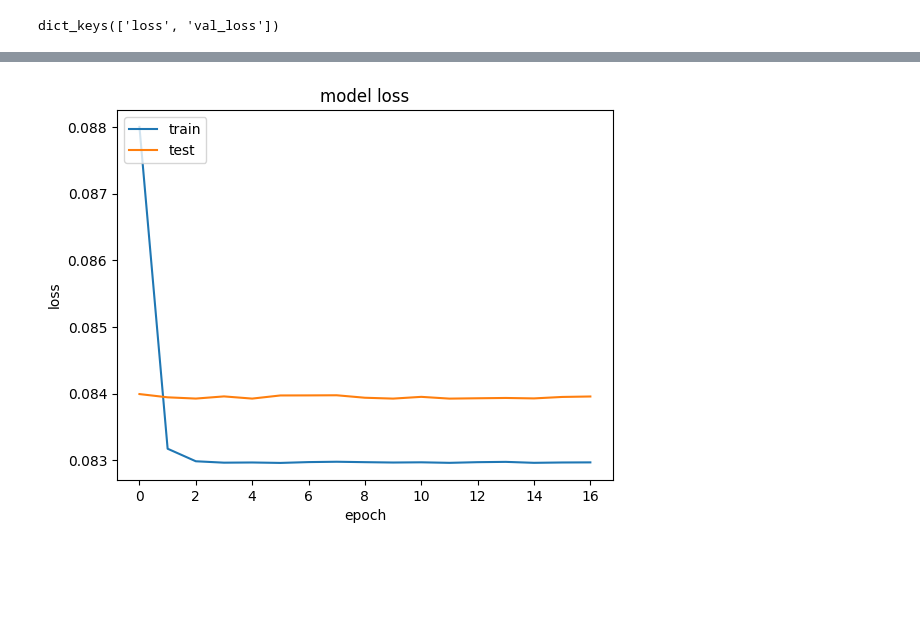
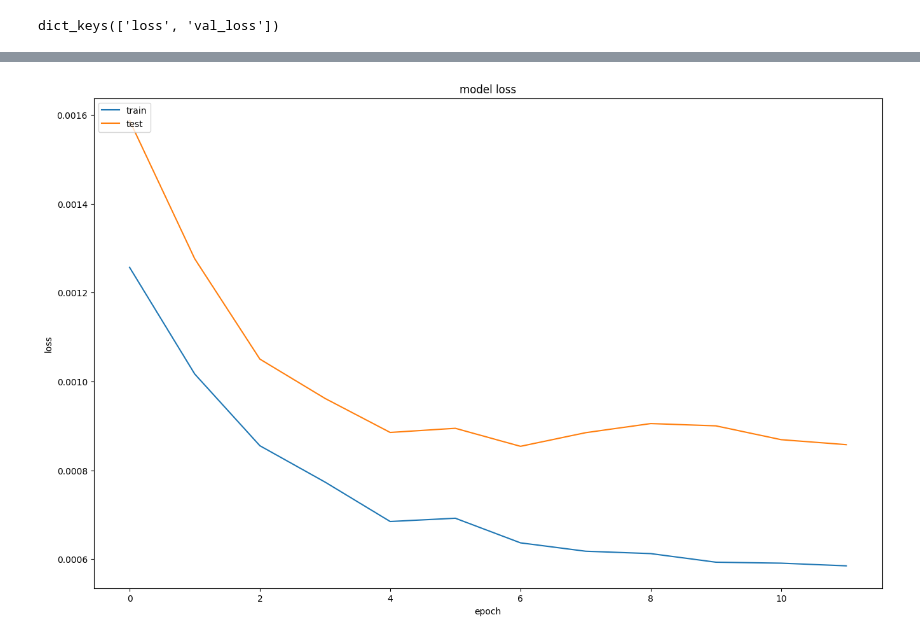
Before and after one commit to Shahriar-Saikat21/VM_Thermal_Prediction, a Jupyter notebook: model.ipynb, the cells around one changed output, grey strips where cells are left out. Drawn from its saved outputs; the diff is of its cells as text; code cells hidden in the pictures; blank space fills up the shorter version.

Commit message:
Model Train v2

```diff
--- a/model.ipynb
+++ b/model.ipynb
@@ -147,7 +119,7 @@ n_past = 100
 
 for i in range(n_past, len(train_data)-n_future+1):
     train_X.append(train_data[i-n_past:i, 0:train_data.shape[1]])
-    train_Y.append(train_data[i+n_future-1:i+n_future,0])
+    train_Y.append(train_data[i+n_future-1:i+n_future,13])
 
 train_X, train_Y = np.array(train_X), np.array(train_Y)
 
@@ -164,7 +136,7 @@ n_past = 20
 
 for i in range(n_past, len(test_data)-n_future+1):
     test_X.append(test_data[i-n_past:i, 0:test_data.shape[1]])
-    test_Y.append(test_data[i+n_future-1:i+n_future,0])
+    test_Y.append(test_data[i+n_future-1:i+n_future,13])
 
 test_X, test_Y = np.array(test_X), np.array(test_Y)
 
@@ -182,12 +154,15 @@ from tensorflow.keras.optimizers import Adam
 # %%
 model = Sequential()
 
-model.add(LSTM(units = 64,activation='relu', return_sequences=True, input_shape = (train_X.shape[1],train_X.shape[2])))
+model.add(LSTM(units = 128,activation='relu', return_sequences=True, input_shape = (train_X.shape[1],train_X.shape[2])))
 model.add(Dropout(0.2))
 
-model.add(LSTM(units = 32,activation='relu'))
+model.add(LSTM(units = 64,activation='relu',return_sequences=True))
 model.add(Dropout(0.3))
 
+model.add(LSTM(units = 32,activation='relu'))
+model.add(Dropout(0.4))
+
 model.add(Dense(units = 1))
 # %%
 model.compile(optimizer = Adam(learning_rate = 0.001), loss = 'mean_squared_error')
@@ -218,6 +197,6 @@ early_stopping = EarlyStopping(
     restore_best_weights=True,
 )
 # %%
-history = model.fit(train_X,train_Y, validation_data = (test_X, test_Y), epochs = 100, callbacks = [early_stopping],verbose = 1)
+history = model.fit(train_X,train_Y, validation_data = (test_X, test_Y), epochs = 100,batch_size=100, callbacks = [early_stopping],verbose = 1, shuffle = True)
 # %% [output]
 Epoch 1/100
@@ -256,11 +235,12 @@ math.sqrt(mean_squared_error(test_Y,predict))
 # %%
 # summarize history for loss
+plt.figure(figsize=(16,10))
 plt.plot(history.history['loss'])
 plt.plot(history.history['val_loss'])
 plt.title('model loss')
 plt.ylabel('loss')
 plt.xlabel('epoch')
 plt.legend(['train', 'test'], loc='upper left')
 plt.show()
 # %% [output]
-[figure, old version]
+[figure, new version]
```
Also changed, not shown: parts of 22 cells of this notebook, 2 other files.
